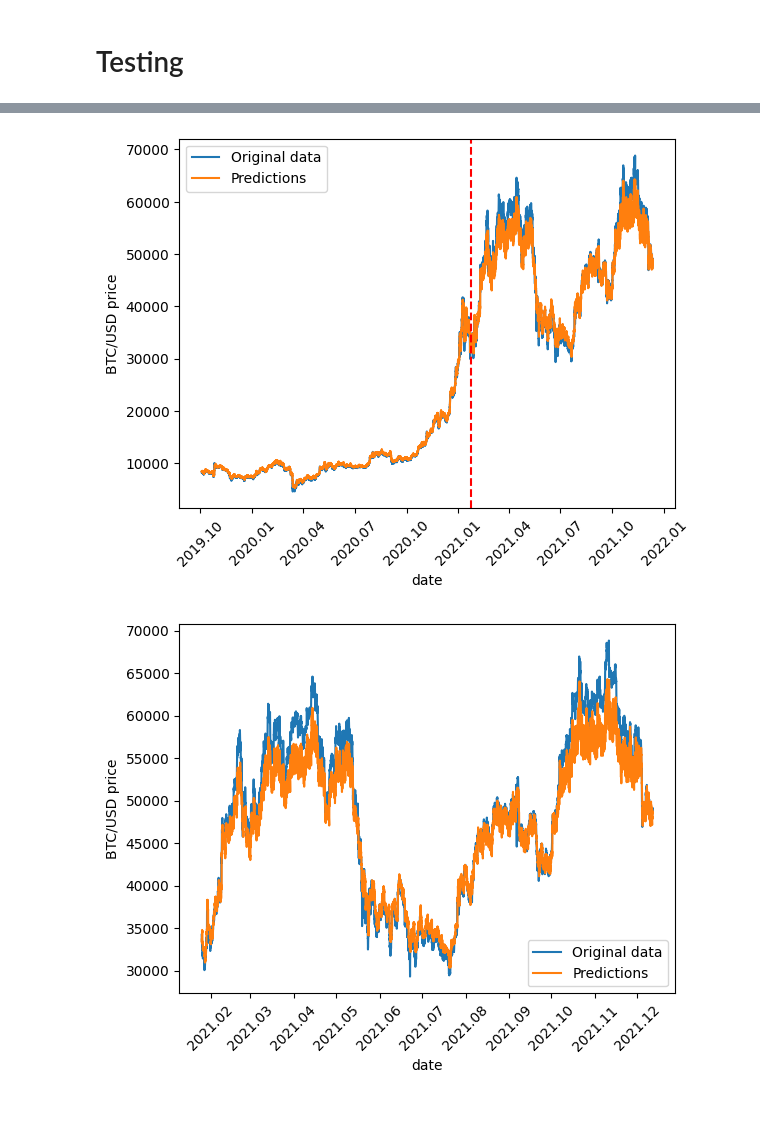
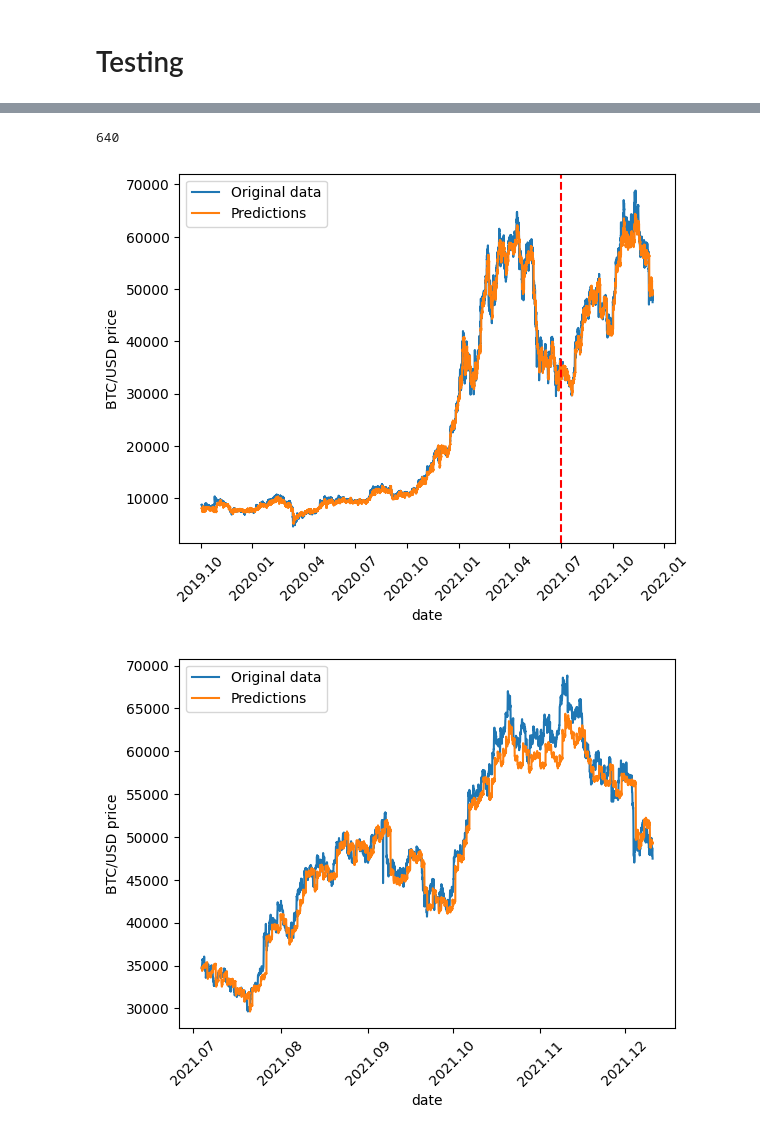
Before and after one commit to Wiaz24/LSTM, a Jupyter notebook: ProjektNN_LSTM.ipynb, the cells around one changed output, grey strips where cells are left out. Saved outputs shown, nothing was run; the diff lists cells and outputs as text; code cells hidden in the pictures.

Commit message:
Train and eval are shuffled

```diff
--- a/ProjektNN_LSTM.ipynb
+++ b/ProjektNN_LSTM.ipynb
@@ -107,7 +111,7 @@ def sliding_windows(data, seq_length=1):
     # przykładowo: seq_lenght = 7, pred_length = 3, wtedy:
     for i in range(0, len(data) - seq_length - pred_length, pred_length):  # dla i = 0:
         _x = data[i:(i+seq_length), :]                      # _x = data[0:7, wszystkie cechy],  potem data[3:10,:]
-        _y = data[i+seq_length:i+seq_length+pred_length, 1] # _y = data[7:10, close_price] ,    potem data[10:13,1]
+        _y = data[i+seq_length:i+seq_length+pred_length, 0] # _y = data[7:10, open_price] ,    potem data[10:13,1]
         x.append(_x)
         y.append(_y)
 
@@ -162,0 +129,15 @@ testDataLoader = DataLoader( TensorDataset(testX, testY),
+# %%
+train_size = int(len(y) * train_perc)
+test_size = int((len(y) - train_size)/2)
+eval_size = test_size
+
+device = "cuda" if torch.cuda.is_available() else "cpu"
+
+dataX = Variable(torch.Tensor(np.array(x)))
+dataY = Variable(torch.Tensor(np.array(y)))
+dataX = dataX.to(device)
+dataY = dataY.to(device)
+
+dataset = TensorDataset(dataX, dataY)
+
+indices = torch.randperm(len(dataset)-test_size)
@@ -162,0 +146,4 @@ testDataLoader = DataLoader( TensorDataset(testX, testY),
+# %%
+train_indices = indices[:train_size]
+eval_indices = indices[train_size:train_size+eval_size]
+test_indices = torch.arange(train_size+eval_size, dataX.size(0))
@@ -163,2 +156,6 @@ testDataLoader = DataLoader( TensorDataset(testX, testY),
+# %%
+trainDataLoader = DataLoader(dataset, batch_size=batch_size, sampler=torch.utils.data.SubsetRandomSampler(train_indices))
+evalDataLoader = DataLoader(dataset, batch_size=batch_size, sampler=torch.utils.data.SubsetRandomSampler(eval_indices))
+testDataLoader = DataLoader(dataset, batch_size=batch_size, sampler=torch.utils.data.SubsetRandomSampler(test_indices))
 # %%
 features, labels = next(iter(trainDataLoader))
@@ -354,9 +343,13 @@ print(_dates.size)
+# %%
+int(train_size+eval_size)
+# %% [output]
+640
 # %%
 # Tworzenie wykresu
 fig, ax = plt.subplots()
 ax.plot(_dates, dataY_np_unorm, label="Original data")
 ax.plot(_dates, predictions_np_unorm, label="Predictions")
-ax.axvline(x=_dates[int(dataY_np.size*train_perc)], c='r', linestyle='--')
+ax.axvline(x=_dates[(train_size+eval_size)*pred_length], c='r', linestyle='--')
 # Ustawienie formatu daty
 date_form = DateFormatter("%Y.%m")
 ax.xaxis.set_major_formatter(date_form)
@@ -375,27 +368,27 @@ plt.show()
 # plt.title("Predicted data")
 # plt.show()
 # %% [output]
-[figure, old version]
+[figure, new version]
 # %%
 # Tworzenie wykresu
 fig, ax = plt.subplots()
-startInd = int(_dates.size*train_perc)
+startInd = int(_dates.size*(train_perc+1)/2)
 ax.plot(_dates[startInd:], dataY_np_unorm[startInd:], label="Original data")
 ax.plot(_dates[startInd:], predictions_np_unorm[startInd:], label="Predictions")
 #ax.axvline(x=dates[train_size], c='r', linestyle='--')
 # Ustawienie formatu daty
 date_form = DateFormatter("%Y.%m")
 ax.xaxis.set_major_formatter(date_form)
 plt.xlabel("date")
 plt.ylabel("BTC/USD price")
 ax.legend()
 # Rotacja etykiet osi X
 plt.xticks(rotation=45)
 
 # Wyświetlenie wykresu
 plt.show()
 # %% [output]
-[figure, old version]
+[figure, new version]
 # %%
 # Tworzenie wykresu
 fig, ax = plt.subplots()
```
Also changed, not shown: parts of 21 cells of this notebook.
